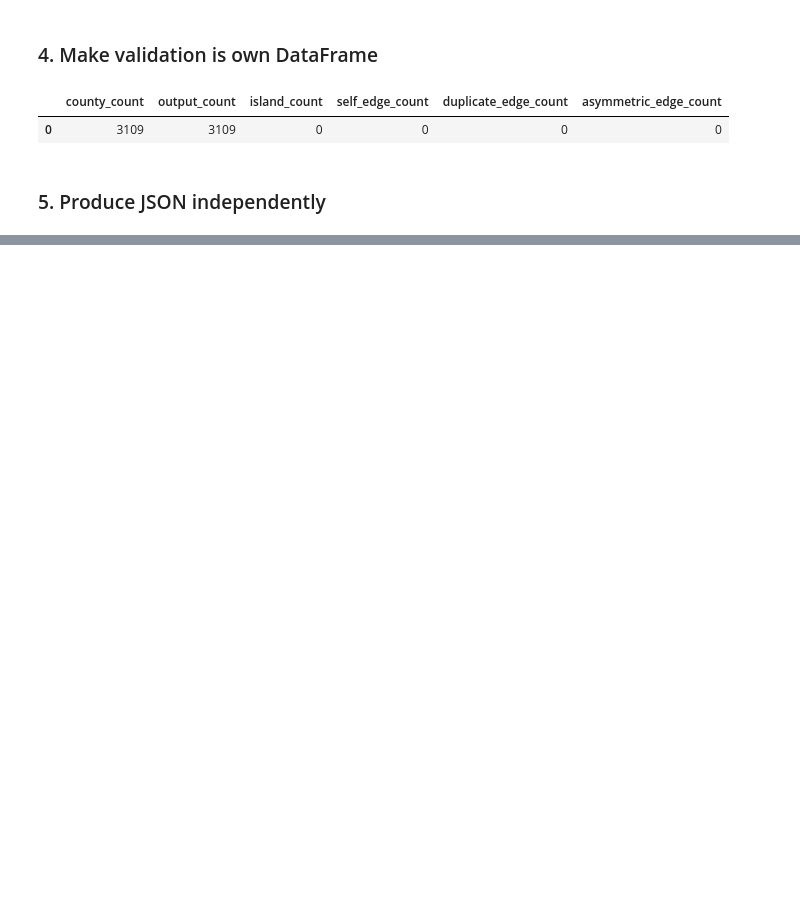
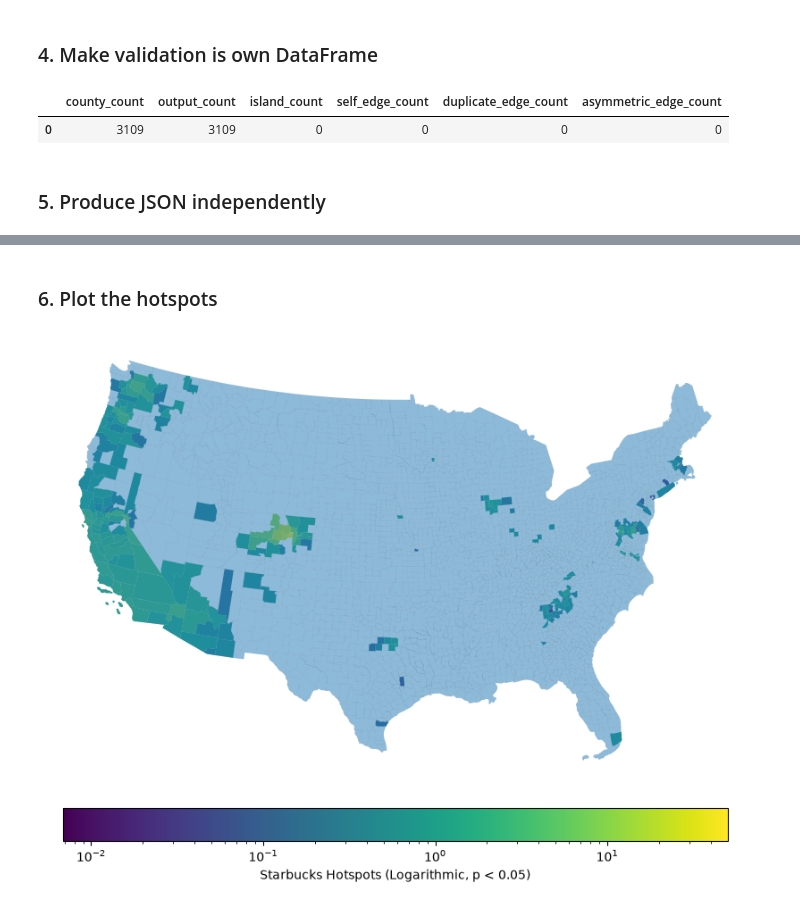
Before and after one commit to sralter/spatial_practice, a Jupyter notebook: sp.ipynb, the cells around one changed output, grey strips where cells are left out. Drawn from its saved outputs; the diff is of its cells as text; code cells hidden in the pictures; blank space fills up the shorter version.

```diff
--- a/sp.ipynb
+++ b/sp.ipynb
@@ -527,0 +623,4 @@ display(neighbors_df)
+# %%
+weights = W(neighbors, id_order=ids)
+rates = analysis_gdf['stores_per_100k'].fillna(0.0).to_numpy()
+local = Moran_Local(rates, weights)
@@ -527,0 +629,4 @@ display(neighbors_df)
+# %%
+analysis_gdf['local_i'] = local.Is
+analysis_gdf['p_sim'] = local.p_sim
+analysis_gdf['quadrant'] = local.q
@@ -527,0 +635,10 @@ display(neighbors_df)
+# %%
+high_high = analysis_gdf[
+	(analysis_gdf['quadrant'] == 1)
+	& (analysis_gdf['p_sim'] < 0.05)
+].copy()
+
+assert analysis_gdf['GEOID'].is_unique
+assert len(rates) == weights.n
+assert len(analysis_gdf) == len(ids)
+assert set(ids) == set(neighbors)
@@ -528,3 +654,39 @@ display(neighbors_df)
+# %% [markdown]
+### 6. Plot the hotspots
+# %%
+fig3, ax3 = plt.subplots(figsize=(12, 8))
+
+counties.plot(
+	ax=ax3,
+	facecolor='none',
+	edgecolor='grey',
+	linewidth=0.1,
+	alpha=0.5
+)
+
+high_high.plot(
+	ax=ax3,
+    column='local_i',
+    cmap='viridis',
+    legend=True,
+    norm=colors.LogNorm(vmin=high_high['local_i'].min(), vmax=high_high['local_i'].max()),
+    figsize=(12, 8),
+    legend_kwds={
+        'label': "Starbucks Hotspots (Logarithmic, p < 0.05)",
+        'orientation': "horizontal",
+        "shrink": 0.8,
+        "pad": 0.05}
+)
+
+cs.plot(
+	ax=ax3,
+	alpha=0.5,
+	column='stores_per_100k'
+)
+
+ax3.set_axis_off()
+# %% [output]
+[figure, added]
 # %%
 
 query = """
```
Also changed, not shown: parts of 19 cells of this notebook.
